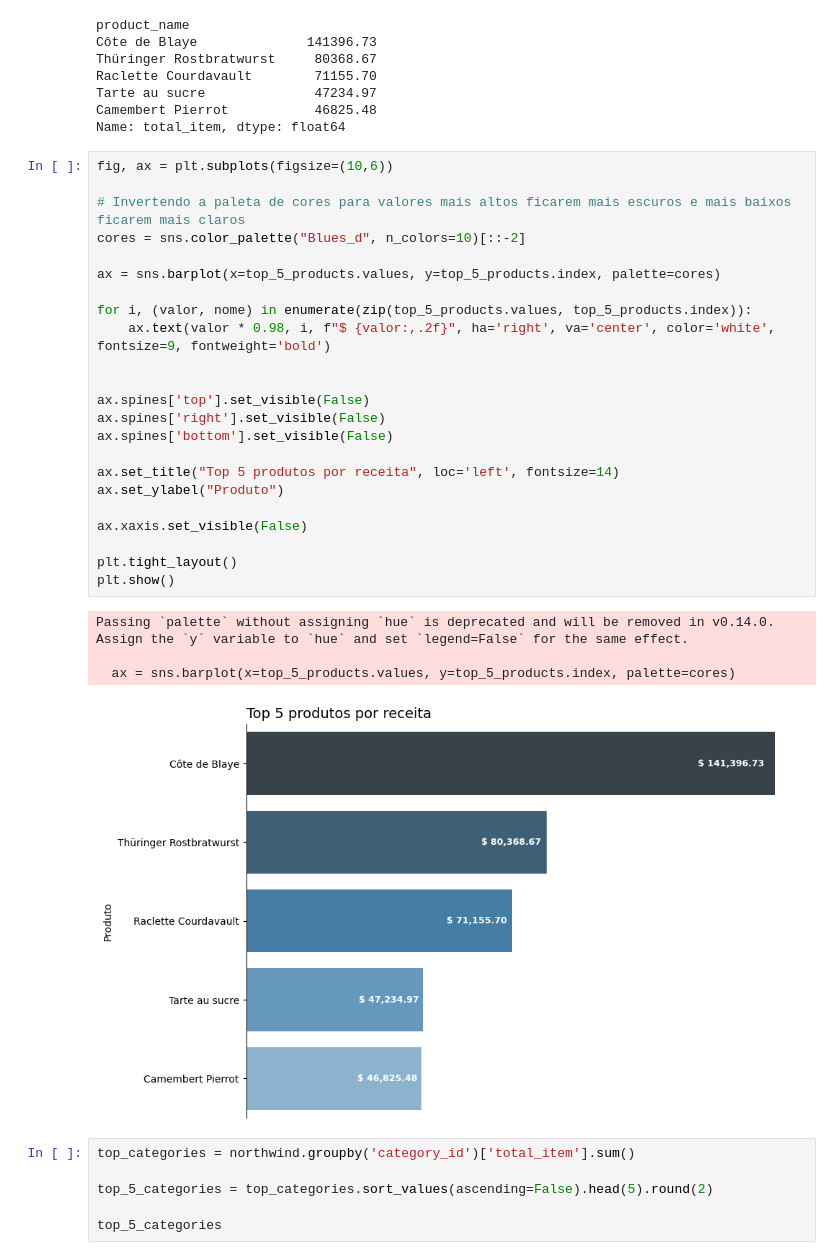
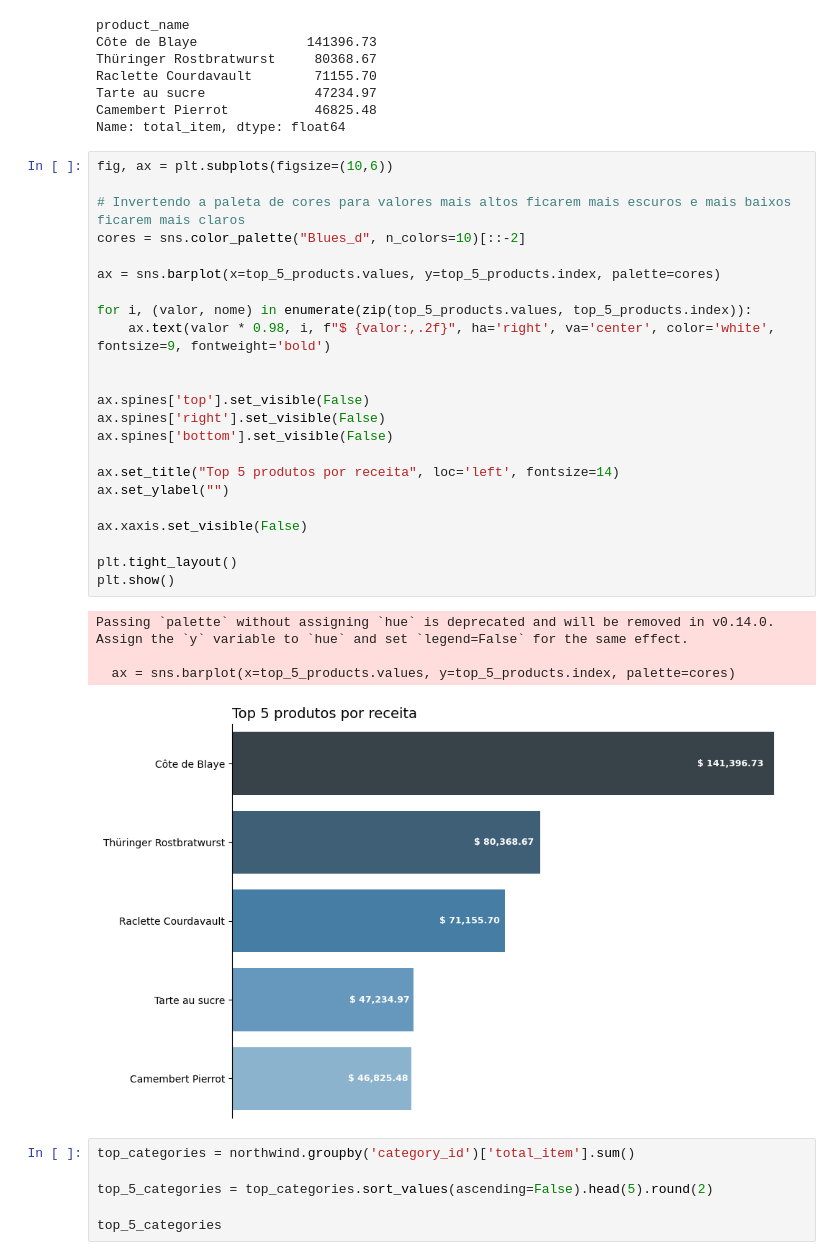
Before and after one commit to raulward/projeto-northwind, a Jupyter notebook: woorkbook.ipynb, the cells around one changed output. Drawn from its saved outputs; the diff is of its cells as text.

```diff
--- a/woorkbook.ipynb
+++ b/woorkbook.ipynb
@@ -408,31 +472,31 @@ Name: total_item, dtype: float64
 # %%
 fig, ax = plt.subplots(figsize=(10,6))
 
 # Invertendo a paleta de cores para valores mais altos ficarem mais escuros e mais baixos ficarem mais claros
 cores = sns.color_palette("Blues_d", n_colors=10)[::-2]
 
 ax = sns.barplot(x=top_5_products.values, y=top_5_products.index, palette=cores)
 
 for i, (valor, nome) in enumerate(zip(top_5_products.values, top_5_products.index)):
     ax.text(valor * 0.98, i, f"$ {valor:,.2f}", ha='right', va='center', color='white', fontsize=9, fontweight='bold')
 
 
 ax.spines['top'].set_visible(False)
 ax.spines['right'].set_visible(False)
 ax.spines['bottom'].set_visible(False)
 
 ax.set_title("Top 5 produtos por receita", loc='left', fontsize=14)
-ax.set_ylabel("Produto")
+ax.set_ylabel("")
 
 ax.xaxis.set_visible(False)
 
 plt.tight_layout()
 plt.show()
 # %% [output]
 Passing `palette` without assigning `hue` is deprecated and will be removed in v0.14.0. Assign the `y` variable to `hue` and set `legend=False` for the same effect.
 
   ax = sns.barplot(x=top_5_products.values, y=top_5_products.index, palette=cores)
-[figure, old version]
+[figure, new version]
 # %%
 top_categories = northwind.groupby('category_id')['total_item'].sum()
 
```
Also changed, not shown: parts of 22 cells of this notebook.
